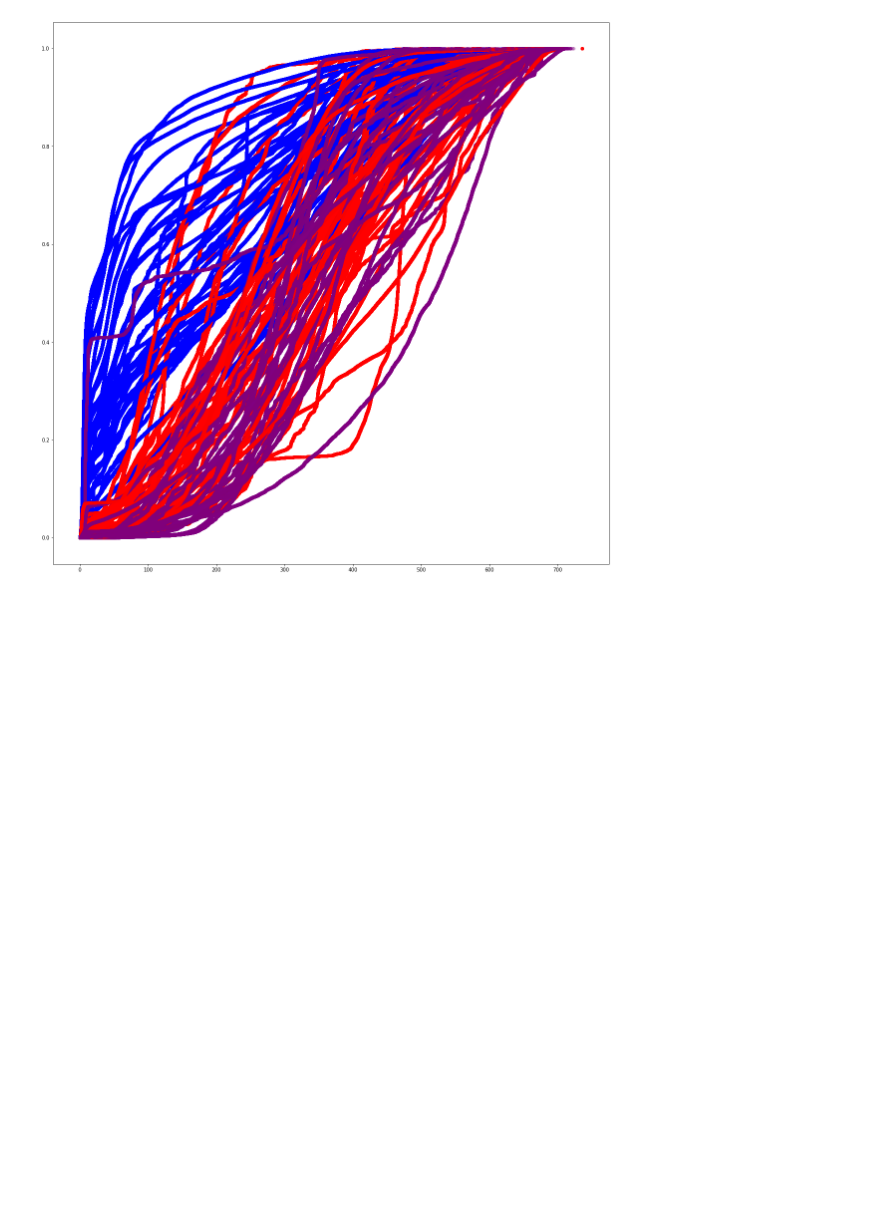
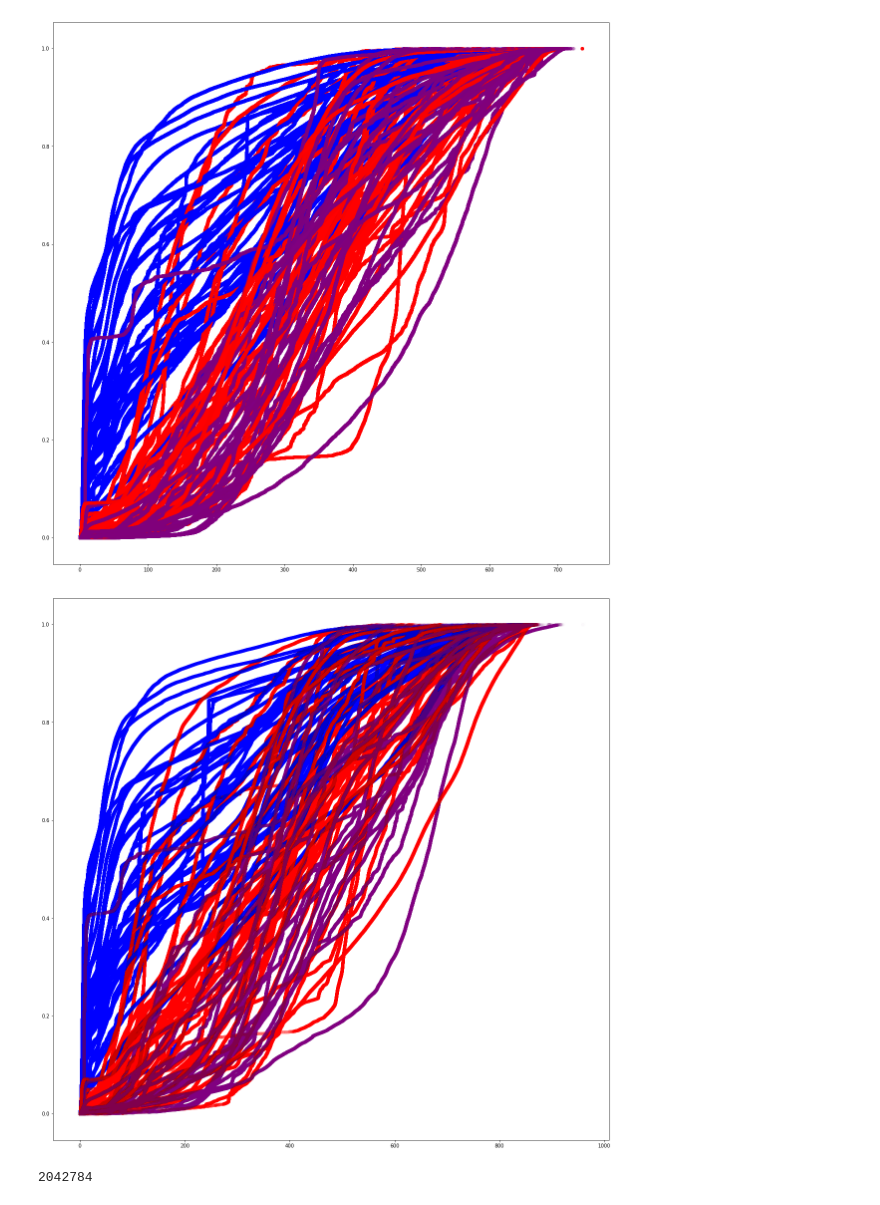
Before and after one commit to Tomnaragon/DCHC_transfer_Experiment, a Jupyter notebook: Deeplabcut_data/Movement_processing.ipynb, the cells around one changed output. Drawn from its saved outputs; the diff is of its cells as text; code cells hidden in the pictures; blank space fills up the shorter version.

Commit message:
Figured out euclidean distance stuff

```diff
--- a/Deeplabcut_data/Movement_processing.ipynb
+++ b/Deeplabcut_data/Movement_processing.ipynb
@@ -357,9 +331,0 @@ Name: actual distance, dtype: float64
-# %%
-#colors=['Red','Orange','Green','Blue','Purple']
-plt.figure(figsize=(20,20))
-x_val,y_val=ecdf_func(test_df['actual distance'])
-
-x_val1,y_val1=ecdf_func(df_list[0]['head2head'])
-
-plt.scatter(x_val,y_val,alpha=0.2)
-plt.scatter(x_val1,y_val1,alpha=0.2)
@@ -404,3 +359,19 @@ for i,df in enumerate(df_list):
     plt.scatter(x_val,y_val,color=color,alpha=0.2)
 # %% [output]
 [figure]
+# %%
+colors=['Red','Orange','Green','Blue','Purple']
+plt.figure(figsize=(20,20))
+for i,df in enumerate(df_list):
+    if metadata['species'].iloc[i] == 'P':
+        color='red'
+    if metadata['species'].iloc[i] == 'S':
+        color='blue'
+    if metadata['species'].iloc[i] == 'D':
+        color='purple'
+
+    x_val,y_val=ecdf_func(df['actual distance'])
+
+    plt.scatter(x_val,y_val,color=color,alpha=0.02)
+# %% [output]
+[figure, added]
@@ -406,0 +389,4 @@ for i,df in enumerate(df_list):
+# %%
+len(dalotia_set)
+# %% [output]
+2042784
```
Also changed, not shown: parts of 14 cells of this notebook.
